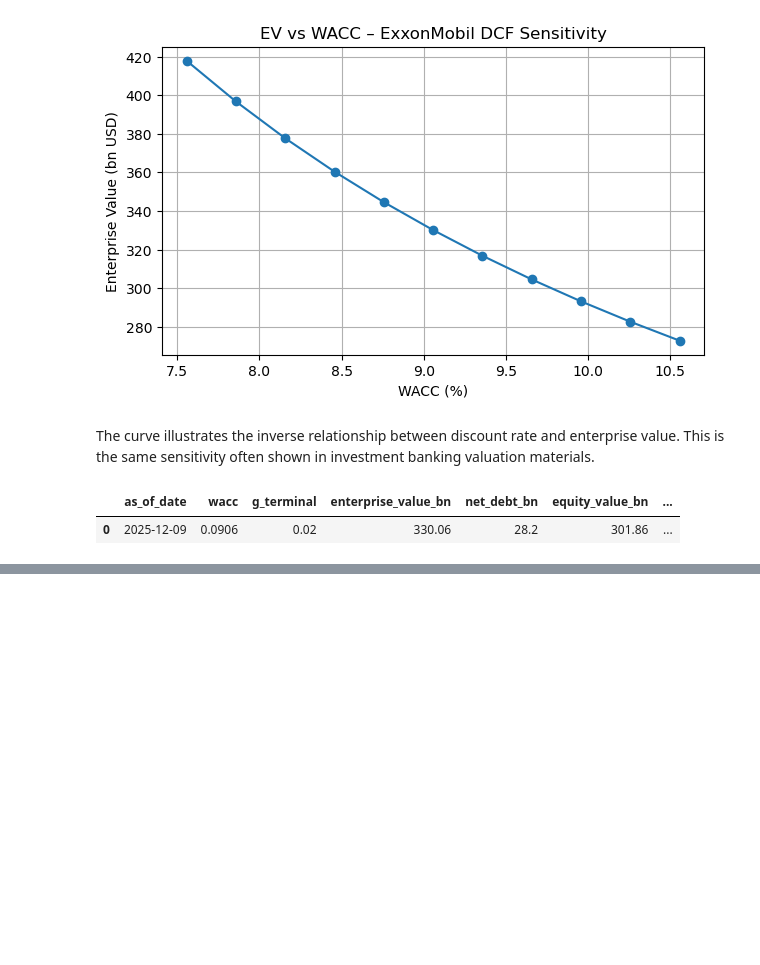
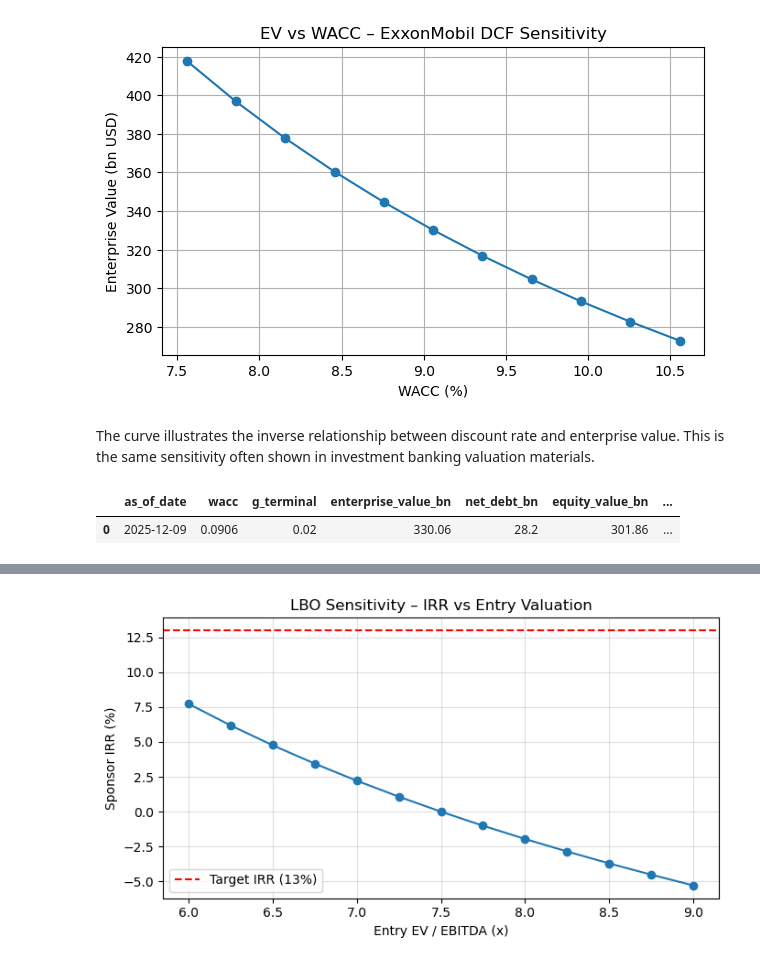
Before and after one commit to boztosunmelis-digi/exxonmobil-valuation, a Jupyter notebook: notebooks/valuation_demo.ipynb, the cells around one changed output, grey strips where cells are left out. Drawn from its saved outputs; the diff is of its cells as text; code cells hidden in the pictures; blank space fills up the shorter version.

```diff
--- a/notebooks/valuation_demo.ipynb
+++ b/notebooks/valuation_demo.ipynb
@@ -523,0 +1058,35 @@ df_output
+# %%
+import numpy as np
+import matplotlib.pyplot as plt
+import numpy_financial as npf
+
+# --- Sensitivity: IRR vs Entry EV/EBITDA ---
+entry_multiples = np.linspace(6.0, 9.0, 13)  # 6.0x → 9.0x
+irr_values = []
+
+for m in entry_multiples:
+    entry_ev_s = ebitda_2025 * m
+    debt_s = ebitda_2025 * debt_multiple
+    equity_s = entry_ev_s - debt_s
+
+    cashflows_s = np.array([-equity_s] + list(fcf_to_equity))
+    cashflows_s[-1] += exit_equity_value
+
+    irr_s = npf.irr(cashflows_s)
+    irr_values.append(irr_s * 100)  # convert to %
+
+# Plot
+plt.figure(figsize=(7, 4))
+plt.plot(entry_multiples, irr_values, marker="o")
+plt.axhline(sponsor_irr_target * 100, linestyle="--", color="red",
+            label="Target IRR (13%)")
+
+plt.xlabel("Entry EV / EBITDA (x)")
+plt.ylabel("Sponsor IRR (%)")
+plt.title("LBO Sensitivity – IRR vs Entry Valuation")
+plt.grid(True, alpha=0.4)
+plt.legend()
+plt.tight_layout()
+plt.show()
+# %% [output]
+[figure, added]
```
Also changed, not shown: parts of 25 cells of this notebook, 3 other files.
